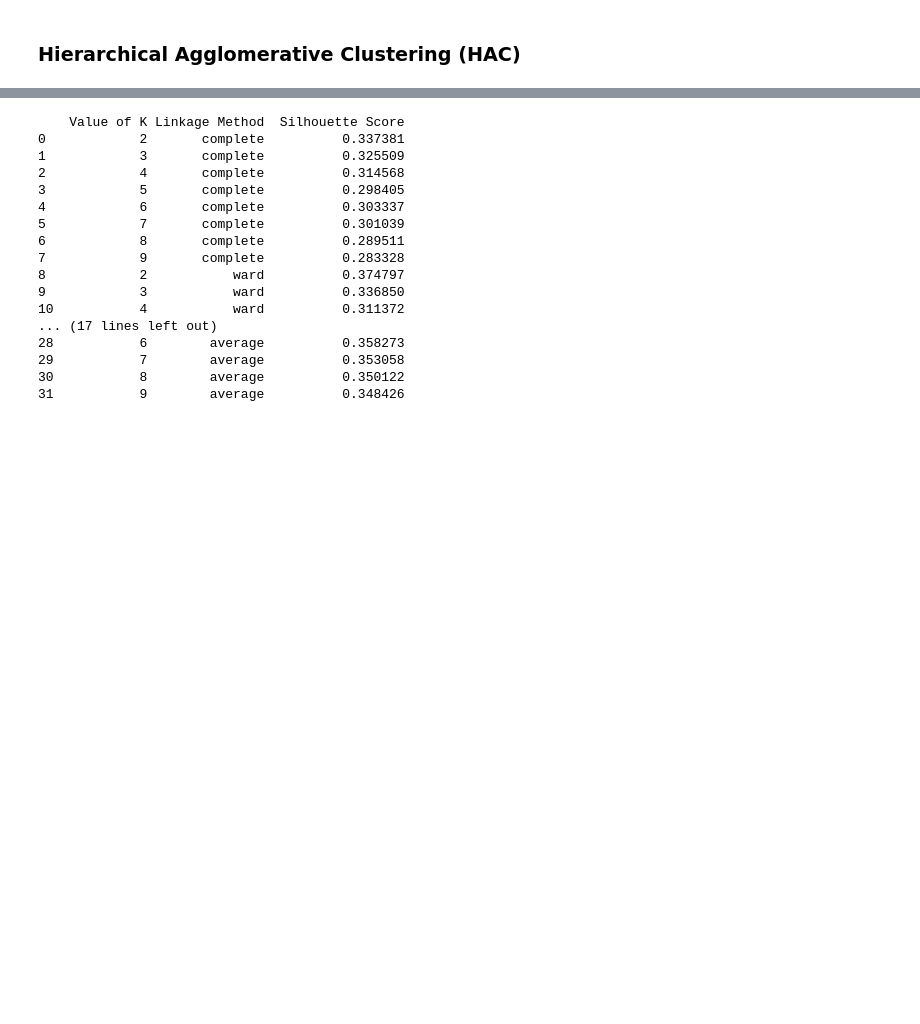
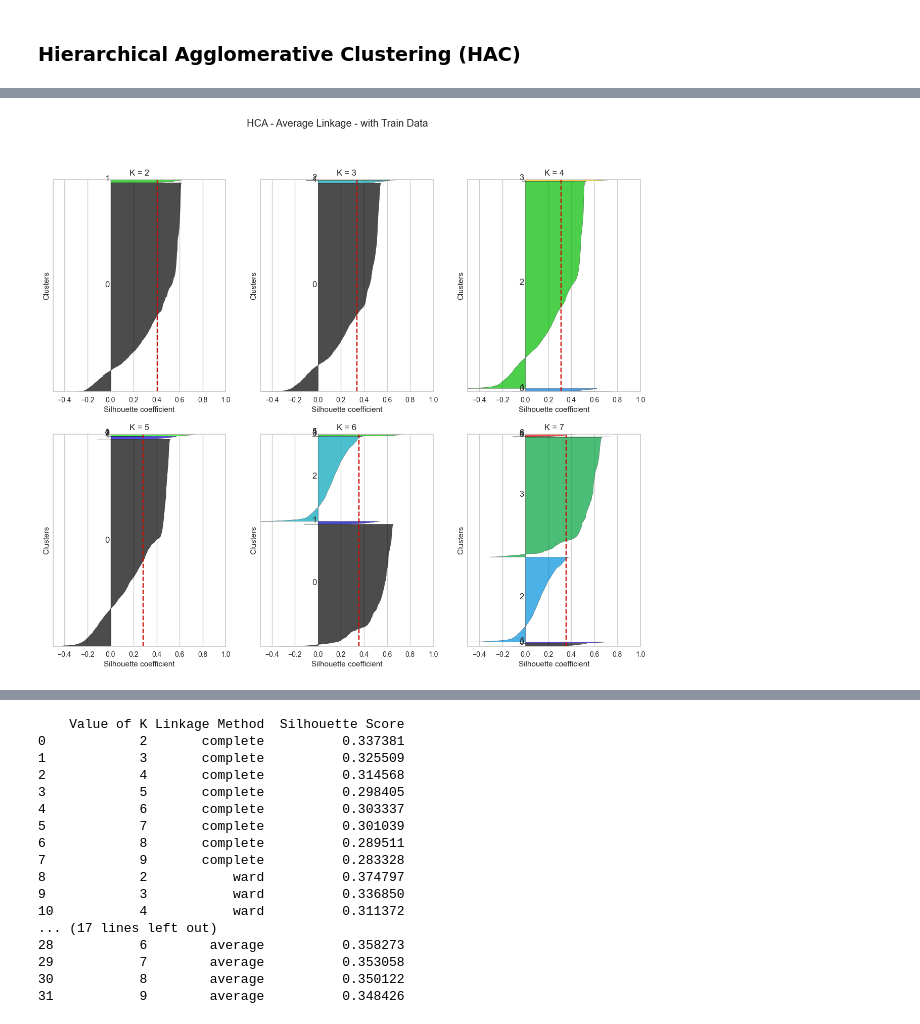
Before and after one commit to AntunesCSR/DM_Group_Project, a Jupyter notebook: HA3/HA3_Marcia.ipynb, the cells around one changed output, grey strips where cells are left out. Cells and saved outputs as stored; diff of their text form; code cells hidden in the pictures; blank space fills up the shorter version.

```diff
--- a/HA3/HA3_Marcia.ipynb
+++ b/HA3/HA3_Marcia.ipynb
@@ -361,3 +361,39 @@ plt.show()
 [figure]
 # %% [markdown]
 ### Hierarchical Agglomerative Clustering (HAC)
+# %%
+from sklearn.cluster import AgglomerativeClustering
+from sklearn.metrics import silhouette_score
+import pandas as pd
+
+def apply_hca(X, k, linkage_method):
+    hca = AgglomerativeClustering(n_clusters=k, linkage=linkage_method)
+    labels = hca.fit_predict(X)
+    sil_score = silhouette_score(X, labels)
+    return hca, sil_score, labels
+
+def calculate_silhouette_scores(X, linkage_method):
+    dict_silhouette_scores = {"Value of K": [], "Linkage Method": [], "Silhouette Score": []}
+    list_labels = []
+
+    for i in range(2, 8):
+        hca, sil_score, labels = apply_hca(X, i, linkage_method)
+        dict_silhouette_scores["Value of K"].append(i)
+        dict_silhouette_scores["Linkage Method"].append(linkage_method)
+        dict_silhouette_scores["Silhouette Score"].append(sil_score)
+        list_labels.append(labels)
+
+    silhouette_df = pd.DataFrame(dict_silhouette_scores)
+    return silhouette_df, list_labels
+
+list_labels_single = []
+silhouette_df_single, list_labels_single = calculate_silhouette_scores(train_X_scaled, "single")
+
+list_labels_average = []
+silhouette_df_average, list_labels_average = calculate_silhouette_scores(train_X_scaled, "average")
+
+list_labels_complete = []
+silhouette_df_complete, list_labels_complete = calculate_silhouette_scores(train_X_scaled, "complete")
+
+list_labels_ward = []
+silhouette_df_ward, list_labels_ward = calculate_silhouette_scores(train_X_scaled, "ward")
@@ -363,0 +430,4 @@ plt.show()
+# %%
+drawSillouette(train_X_scaled, list_labels_average, main_title="HCA - Average Linkage - with Train Data")
+# %% [output]
+[figure, added]
```
Also changed, not shown: parts of 20 cells of this notebook.
